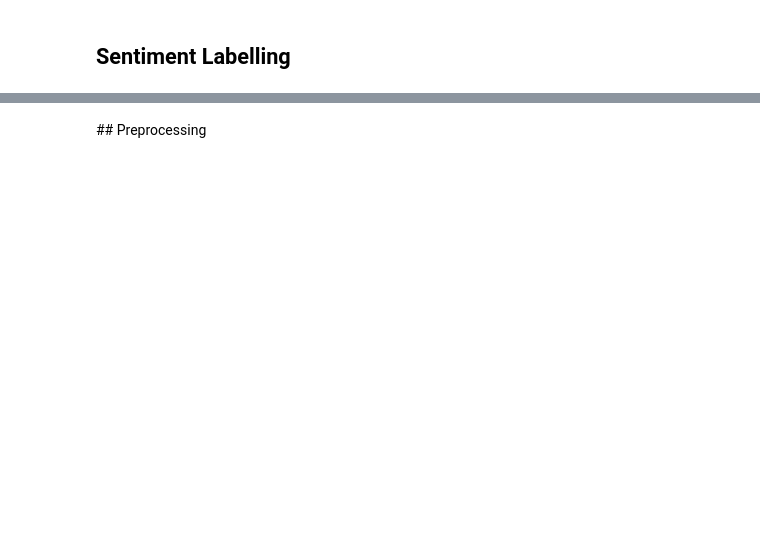
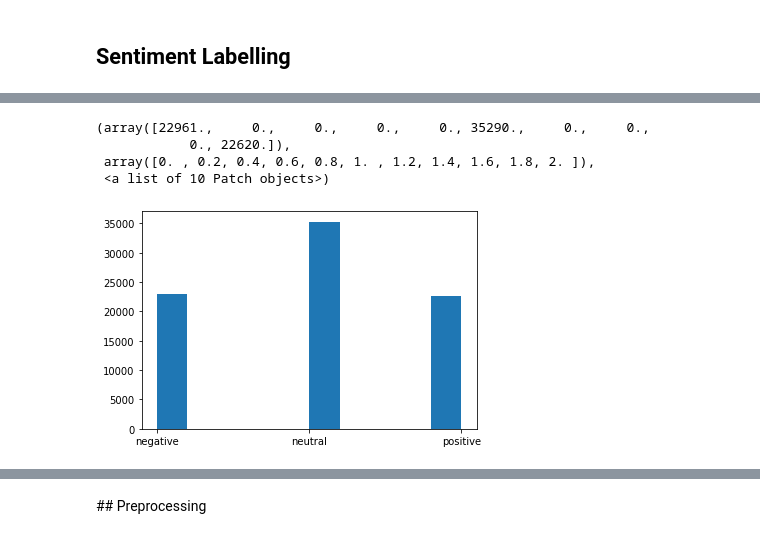
Before and after one commit to filopacio/NaturalLanguagePandemic, a Jupyter notebook: ebola_vs_covid_nlp.ipynb, the cells around one changed output, grey strips where cells are left out. Drawn from its saved outputs; the diff is of its cells as text; code cells hidden in the pictures; blank space fills up the shorter version.

```diff
--- a/ebola_vs_covid_nlp.ipynb
+++ b/ebola_vs_covid_nlp.ipynb
@@ -164,3 +177,8 @@ sentiment_ebola = sentiment_classifier(list(df_e.tweet))
+# %%
+sent_analyzer = SentimentIntensityAnalyzer()
+# %%
+c = [sent_analyzer.polarity_scores(i) for i in df_c.tweet]
+e = [sent_analyzer.polarity_scores(i) for i in df_e.tweet]
 # %%
-df_c['sentiment'] = [sentiment_covid[i].get('label') for i in range(len(sentiment_covid))]
-df_c['polarity'] =  [sentiment_covid[i].get('score') for i in range(len(sentiment_covid))]
+df_c['polarity'] = [i.get('compound') for i in c]
+df_e['polarity'] = [i.get('compound') for i in e]
@@ -169,0 +187,11 @@ df_e['polarity'] =  [sentiment_covid[i].get('score') for i in range(len(sentimen
+# %%
+df_c['sentiment'] = np.repeat(1,len(df_c))
+for i in range(len(df_c)):
+   if df_c.polarity[i] > 1/3:
+     df_c['sentiment'][i] = 'positive'
+   elif df_c.polarity[i] < -1/3:
+        df_c['sentiment'][i] = 'negative'
+   else:
+        df_c['sentiment'][i] = 'neutral'
+
+df_c.sentiment
@@ -169,0 +227,8 @@ df_e['polarity'] =  [sentiment_covid[i].get('score') for i in range(len(sentimen
+# %%
+plt.hist(df_c.sentiment)
+# %% [output]
+(array([22961.,     0.,     0.,     0.,     0., 35290.,     0.,     0.,
+            0., 22620.]),
+ array([0. , 0.2, 0.4, 0.6, 0.8, 1. , 1.2, 1.4, 1.6, 1.8, 2. ]),
+ <a list of 10 Patch objects>)
+[figure, added]
```
Also changed, not shown: parts of 107 cells of this notebook.
